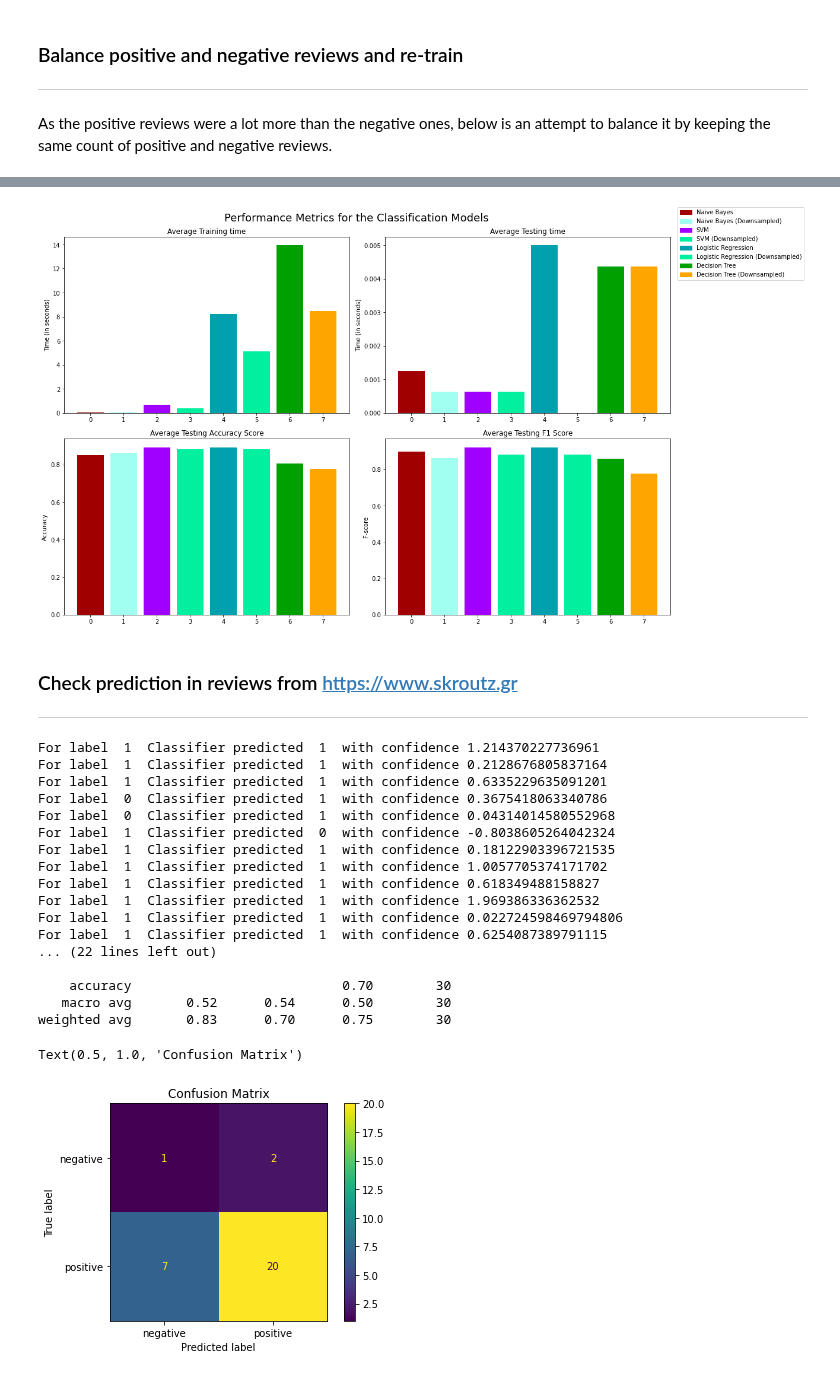
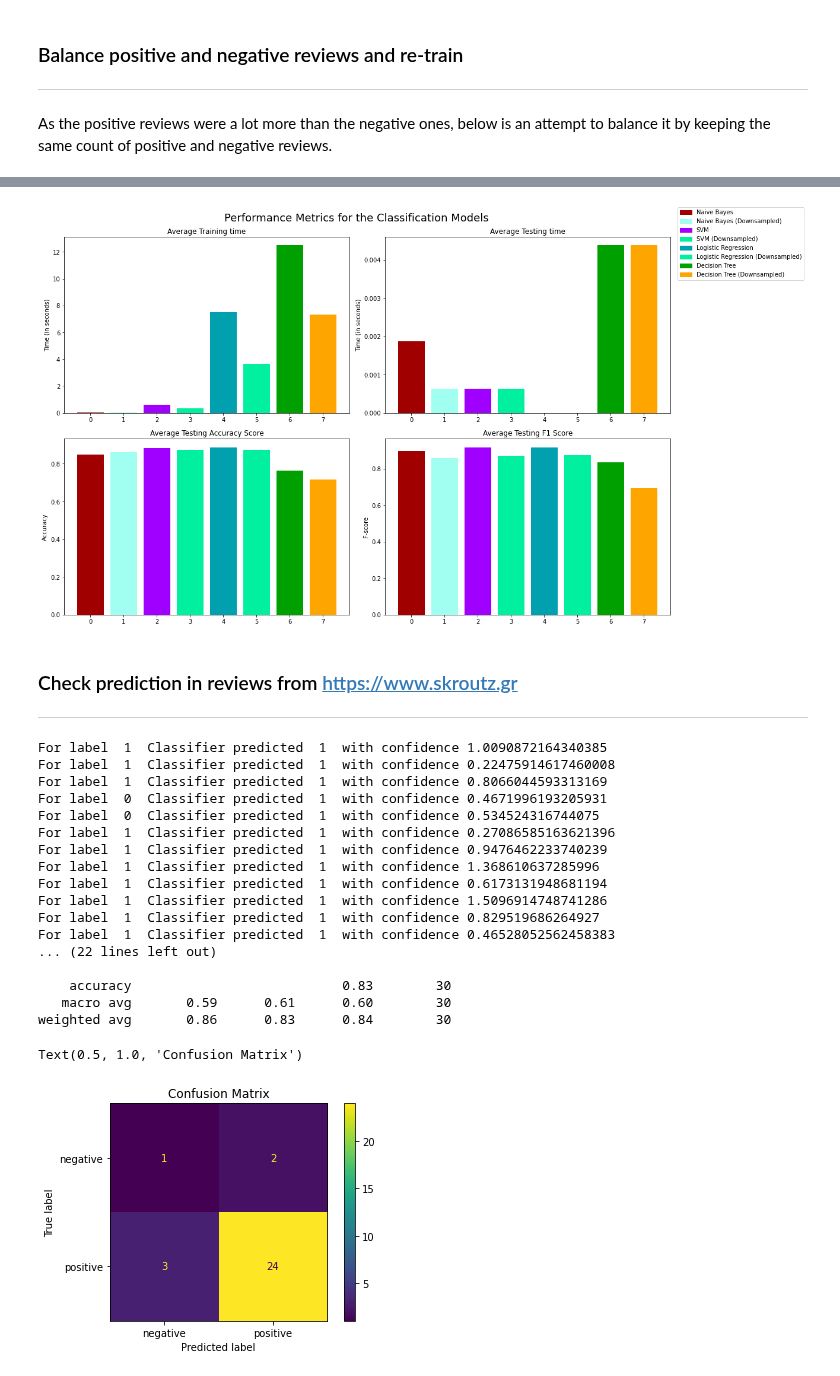
Before and after one commit to JoKoum/Machine-Learning-Project, a Jupyter notebook: Analyze-review-sentiment.ipynb, the cells around one changed output, grey strips where cells are left out. Saved outputs shown, nothing was run; the diff lists cells and outputs as text; code cells hidden in the pictures.

```diff
--- a/Analyze-review-sentiment.ipynb
+++ b/Analyze-review-sentiment.ipynb
@@ -127,7 +127,7 @@ Introducing a function to clean the translated text, that converts words to lowe
 # %%
 #Clean reviews text
 punctuation = set(string.punctuation)
-latin = re.compile(r'[^a-zÀ-ÿ0-9]+') #Locate digits and Latin characters
+greek = re.compile(r'[α-ωά-ώϊϋΐΰ]+') #Isolate greek characters
 special_chars = re.compile('[u"\U0001F300-\U0001F5FF"]+',flags=re.UNICODE) #Locate special characters like emojis
 nlp = spacy.load('el_core_news_sm')
 
@@ -142,7 +142,7 @@ def clean_text(text):
     # Remove special characters
     text = special_chars.sub(r'',text)
     # Remove Latin characters
-    wordList = latin.findall(text)
+    wordList = greek.findall(text)
     # Remove punctuation
     wordList = ["".join(x for x in word if (x=="'")|(x not in punctuation)) for word in wordList]
     # Remove stopwords
@@ -407,7 +407,7 @@ def model_training(X,y,algorithm,balanced=False):
     metrics_dict['Average training time'] = average_training_time
     print('Average training time: ',average_training_time)
 
-    metrics_dict['Total testing time'] = average_testing_time
+    metrics_dict['Average testing time'] = average_testing_time
     print('Average testing time: ',average_testing_time,'\n')
 
     metrics_dict['Accuracy'] = average_accuracy
@@ -516,7 +516,7 @@ colors = ['#A00000','#A0FFF1','#A000FF','#00F0A0',
           '#BFA500','#DFA500','#FFF500','#FFAFF0']
 
 for k, learner in enumerate(learners.keys()):
-    for j, metric in enumerate(['Average training time','Total testing time','Accuracy','F1 Score']):
+    for j, metric in enumerate(['Average training time','Average testing time','Accuracy','F1 Score']):
         ax[j//2, j%2].bar(k, metrics_dict[learner][metric],color = colors[k])
 
 ax[0, 0].set_ylabel("Time (in seconds)")
@@ -541,7 +541,7 @@ plt.suptitle("Performance Metrics for the Classification Models", fontsize = 18)
 plt.tight_layout()
 plt.show()
 # %% [output]
-[figure, old version]
+[figure, new version]
 # %% [markdown]
 ### Check prediction in reviews from https://www.skroutz.gr
 ---
@@ -566,38 +566,38 @@ def data_extraction(url,reviews_selector,ratings_selector):
 # %%
 url = 'https://www.skroutz.gr/s/20060269/Apple-iPhone-11-64GB-Black.html#reviews'
 rselector= '#sku_reviews_list > li div.review-body'
 sselector = '#sku_reviews_list > li div.actual-rating > span'
 data = data_extraction(url,rselector,sselector)
-vectorized_data = tfidfvectorizer_downsampled.transform(data['reviews'])
-predictions = text_svm_downsampled.predict(vectorized_data)
-confidence = text_svm_downsampled.decision_function(vectorized_data)
+vectorized_data = tfidfvectorizer.transform(data['reviews'])
+predictions = text_svm.predict(vectorized_data)
+confidence = text_svm.decision_function(vectorized_data)
 for i in range(len(predictions)):
     print('For label ',data['sentiment'][i],' Classifier predicted ',predictions[i],
       ' with confidence',confidence[i])
-print(metrics.classification_report(data['sentiment'],text_svm_downsampled.predict(vectorized_data)))
-confusion_matrix = metrics.plot_confusion_matrix(text_svm_downsampled,vectorized_data,data['sentiment'],
+print(metrics.classification_report(data['sentiment'],text_svm.predict(vectorized_data)))
+confusion_matrix = metrics.plot_confusion_matrix(text_svm,vectorized_data,data['sentiment'],
                                                  display_labels=['negative','positive'])
 confusion_matrix.ax_.set_title('Confusion Matrix')
 # %% [output]
-For label  1  Classifier predicted  1  with confidence 1.214370227736961
-For label  1  Classifier predicted  1  with confidence 0.2128676805837164
-For label  1  Classifier predicted  1  with confidence 0.6335229635091201
-For label  0  Classifier predicted  1  with confidence 0.3675418063340786
-For label  0  Classifier predicted  1  with confidence 0.04314014580552968
-For label  1  Classifier predicted  0  with confidence -0.8038605264042324
-For label  1  Classifier predicted  1  with confidence 0.18122903396721535
-For label  1  Classifier predicted  1  with confidence 1.0057705374171702
-For label  1  Classifier predicted  1  with confidence 0.618349488158827
-For label  1  Classifier predicted  1  with confidence 1.969386336362532
-For label  1  Classifier predicted  1  with confidence 0.022724598469794806
-For label  1  Classifier predicted  1  with confidence 0.6254087389791115
+For label  1  Classifier predicted  1  with confidence 1.0090872164340385
+For label  1  Classifier predicted  1  with confidence 0.22475914617460008
+For label  1  Classifier predicted  1  with confidence 0.8066044593313169
+For label  0  Classifier predicted  1  with confidence 0.4671996193205931
+For label  0  Classifier predicted  1  with confidence 0.534524316744075
+For label  1  Classifier predicted  1  with confidence 0.27086585163621396
+For label  1  Classifier predicted  1  with confidence 0.9476462233740239
+For label  1  Classifier predicted  1  with confidence 1.368610637285996
+For label  1  Classifier predicted  1  with confidence 0.6173131948681194
+For label  1  Classifier predicted  1  with confidence 1.5096914748741286
+For label  1  Classifier predicted  1  with confidence 0.829519686264927
+For label  1  Classifier predicted  1  with confidence 0.46528052562458383
 ... (22 lines left out)
 
-    accuracy                           0.70        30
-   macro avg       0.52      0.54      0.50        30
-weighted avg       0.83      0.70      0.75        30
+    accuracy                           0.83        30
+   macro avg       0.59      0.61      0.60        30
+weighted avg       0.86      0.83      0.84        30
 Text(0.5, 1.0, 'Confusion Matrix')
-[figure, old version]
+[figure, new version]
 # %%
 url = 'https://www.skroutz.gr/s/23120421/Samsung-Galaxy-A20e-Dual-32GB-Coral.html#reviews'
 rselector= '#sku_reviews_list > li div.review-body'
```
Also changed, not shown: parts of 15 cells of this notebook.
